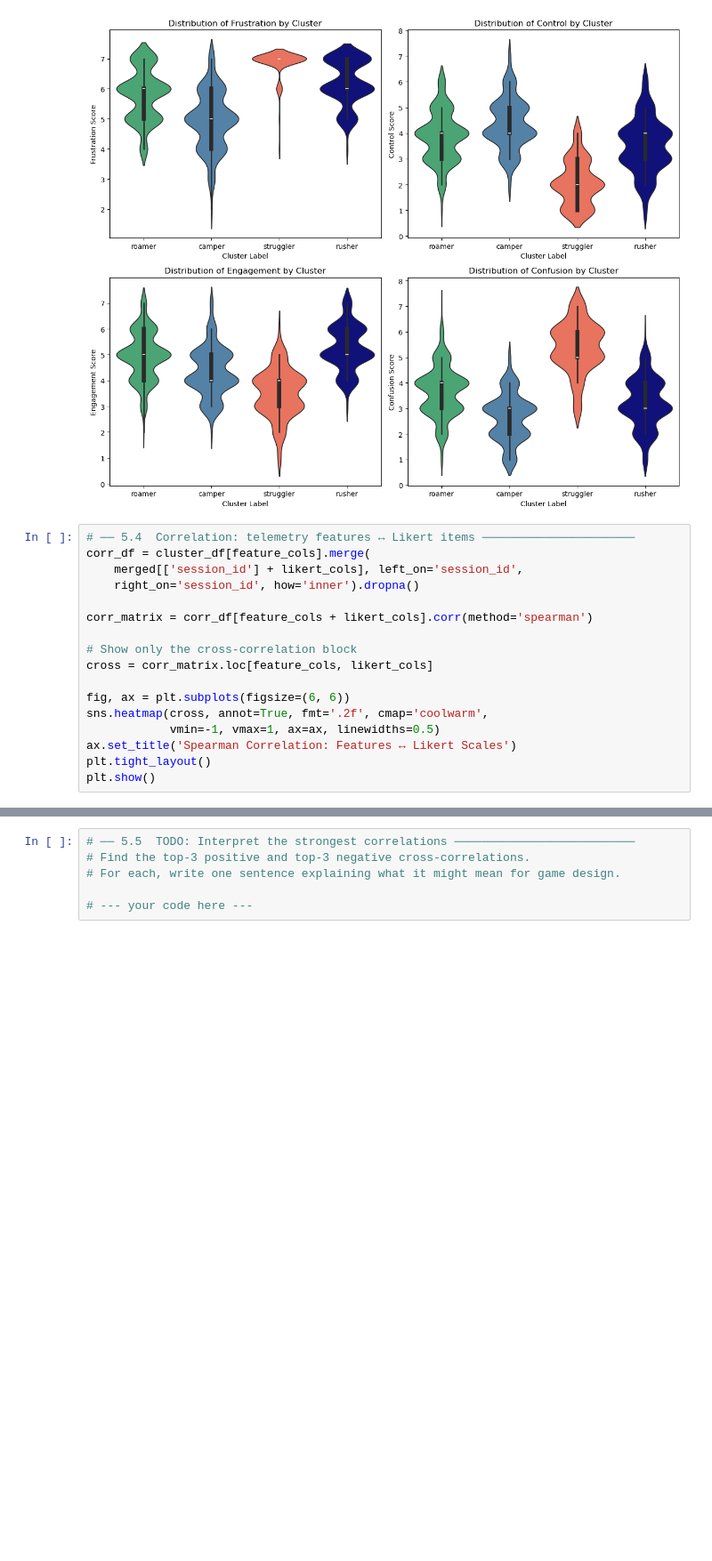
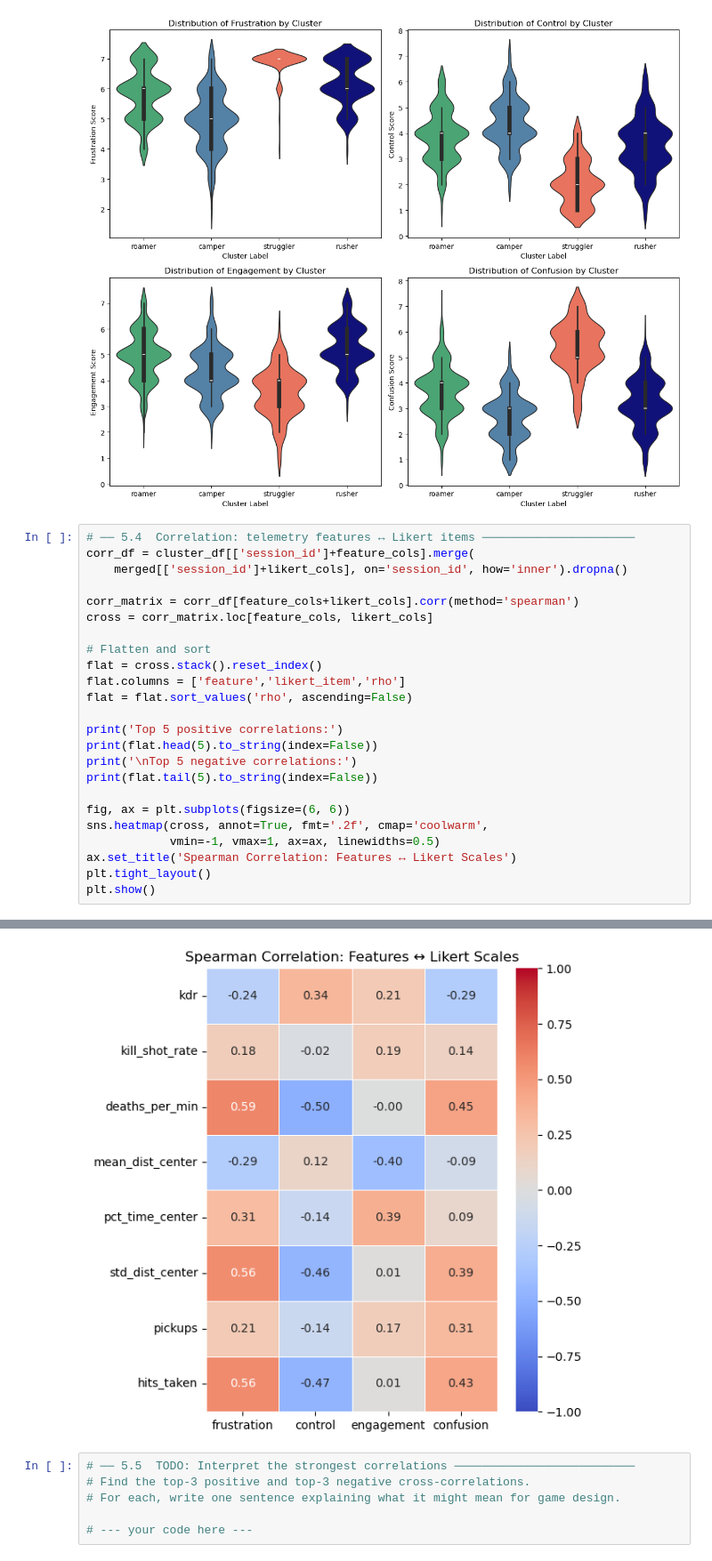
Before and after one commit to rafaeldavidjose/PEM-25-26, a Jupyter notebook: Exercise2/Lecture3_PlayerExperienceModeling.ipynb, the cells around one changed output, grey strips where cells are left out. Shown at 89% size. Drawn from its saved outputs; the diff is of its cells as text; blank space fills up the shorter version.

```diff
--- a/Exercise2/Lecture3_PlayerExperienceModeling.ipynb
+++ b/Exercise2/Lecture3_PlayerExperienceModeling.ipynb
@@ -648,14 +648,21 @@ plt.show()
 [figure]
 # %%
 # ── 5.4  Correlation: telemetry features ↔ Likert items ──────────────────────
-corr_df = cluster_df[feature_cols].merge(
-    merged[['session_id'] + likert_cols], left_on='session_id',
-    right_on='session_id', how='inner').dropna()
+corr_df = cluster_df[['session_id']+feature_cols].merge(
+    merged[['session_id']+likert_cols], on='session_id', how='inner').dropna()
 
-corr_matrix = corr_df[feature_cols + likert_cols].corr(method='spearman')
+corr_matrix = corr_df[feature_cols+likert_cols].corr(method='spearman')
+cross = corr_matrix.loc[feature_cols, likert_cols]
 
-# Show only the cross-correlation block
-cross = corr_matrix.loc[feature_cols, likert_cols]
+# Flatten and sort
+flat = cross.stack().reset_index()
+flat.columns = ['feature','likert_item','rho']
+flat = flat.sort_values('rho', ascending=False)
+
+print('Top 5 positive correlations:')
+print(flat.head(5).to_string(index=False))
+print('\nTop 5 negative correlations:')
+print(flat.tail(5).to_string(index=False))
 
 fig, ax = plt.subplots(figsize=(6, 6))
 sns.heatmap(cross, annot=True, fmt='.2f', cmap='coolwarm',
@@ -668,3 +689,4 @@ KeyError: 'session_id'
+[figure, added]
 # %%
 # ── 5.5  TODO: Interpret the strongest correlations ──────────────────────────
 # Find the top-3 positive and top-3 negative cross-correlations.
```
Also changed, not shown: parts of 1 cell of this notebook.
